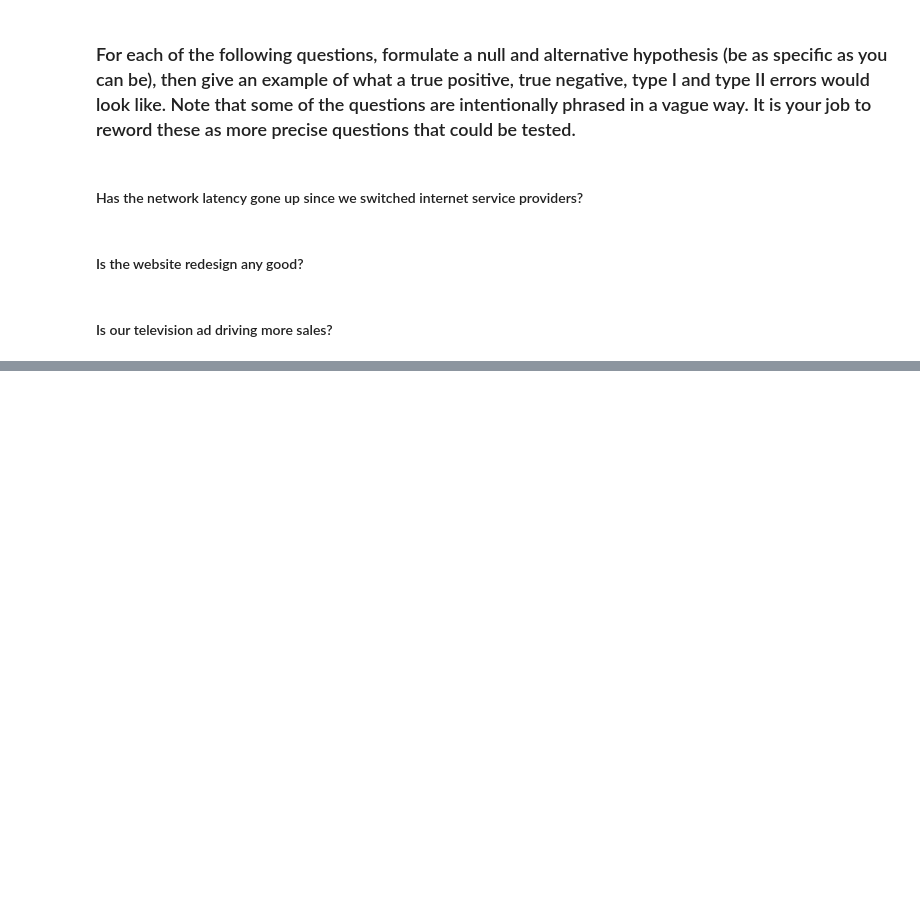
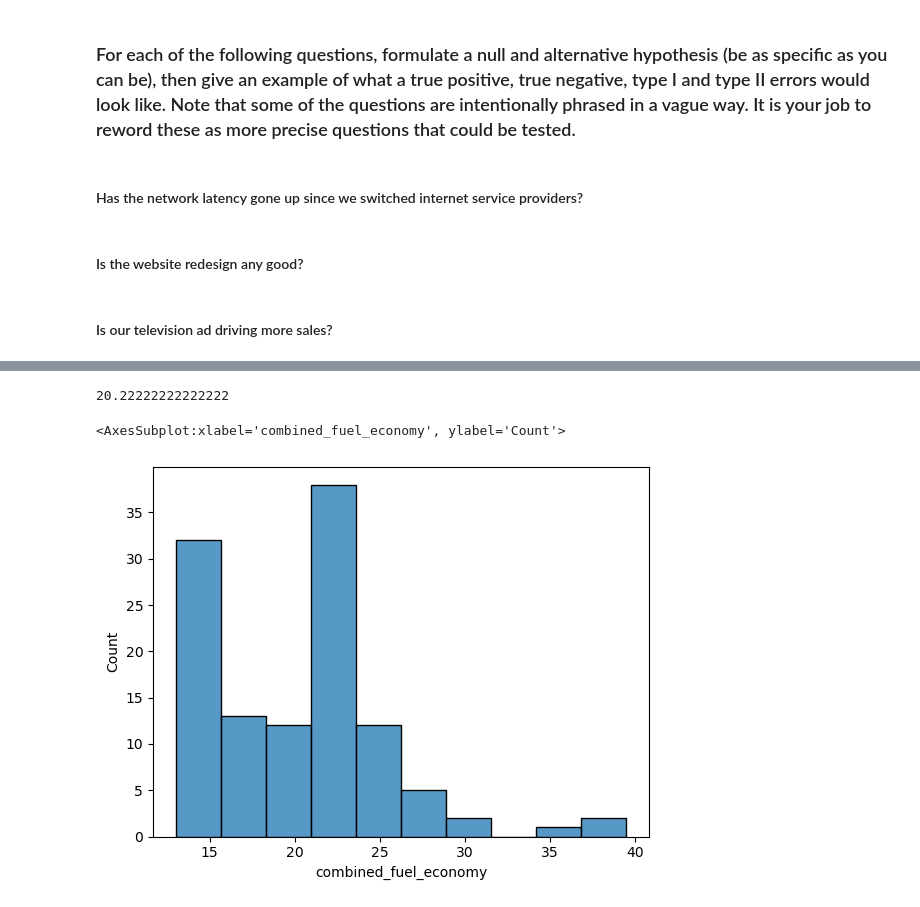
Before and after one commit to carlopdeleon/statistics-exercises, a Jupyter notebook: hypothesis_testing.ipynb, the cells around one changed output, grey strips where cells are left out. Drawn from its saved outputs; the diff is of its cells as text; code cells hidden in the pictures; blank space fills up the shorter version.

```diff
--- a/hypothesis_testing.ipynb
+++ b/hypothesis_testing.ipynb
@@ -34,0 +245,4 @@
+# %%
+# Dataframe of 1999 vehicles
+vehicles_1999 = mpg[mpg['year'] == 1999]
+vehicles_1999.head(10)
@@ -34,0 +276,11 @@
+# %%
+# Mean of 1999 vehicles
+mpg_mean_1999 = vehicles_1999.combined_fuel_economy.mean()
+mpg_mean_1999
+# %% [output]
+20.22222222222222
+# %%
+sns.histplot(vehicles_1999['combined_fuel_economy'])
+# %% [output]
+<AxesSubplot:xlabel='combined_fuel_economy', ylabel='Count'>
+[figure, added]
```
Also changed, not shown: parts of 177 cells of this notebook.
